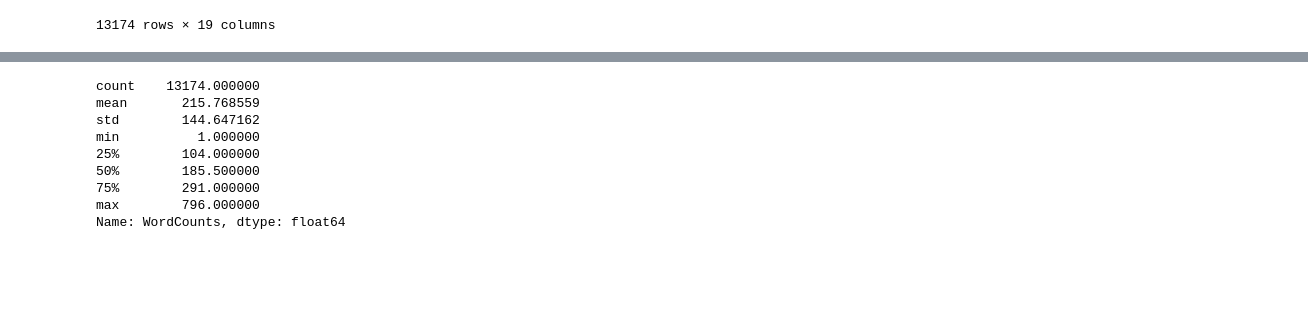
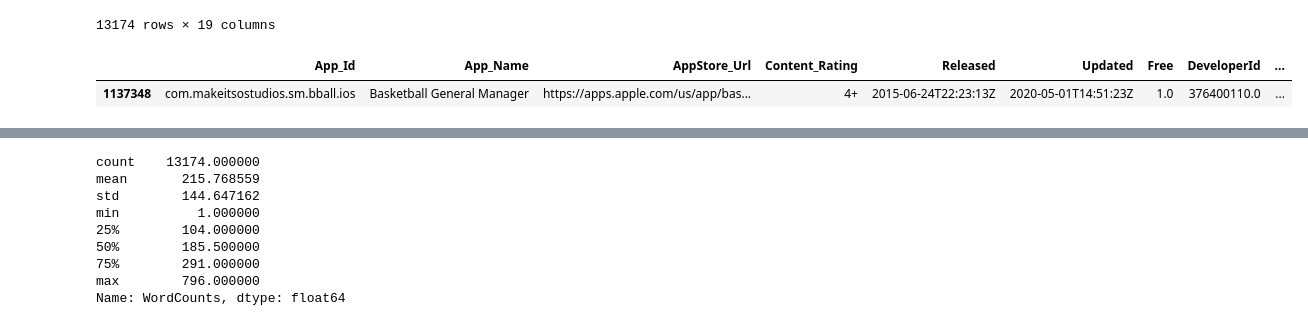
Before and after one commit to tsido/lda-thesis, a Jupyter notebook: data/generate_game_descriptions.ipynb, the cells around one changed output, grey strips where cells are left out. Saved outputs shown, nothing was run; the diff lists cells and outputs as text; code cells hidden in the pictures; blank space fills up the shorter version.

```diff
--- a/data/generate_game_descriptions.ipynb
+++ b/data/generate_game_descriptions.ipynb
@@ -154,3 +161,8 @@ df = df[df['GameLanguages'].str.contains('EN', regex=False)]
 # %%
 if DEBUG: df.to_csv('enriched_sample.csv')
 if not DEBUG: df.to_csv('enriched_data.csv')
+# %%
+df.sample(1)
+# %% [output]
+|  | App_Id | App_Name | AppStore_Url | Content_Rating | Released | Updated | Free | DeveloperId | ... |
+| 1137348 | com.makeitsostudios.sm.bball.ios | Basketball General Manager | https://apps.apple.com/us/app/bas... | 4+ | 2015-06-24T22:23:13Z | 2020-05-01T14:51:23Z | 1.0 | 376400110.0 | ... |
```
Also changed, not shown: parts of 5 cells of this notebook.
